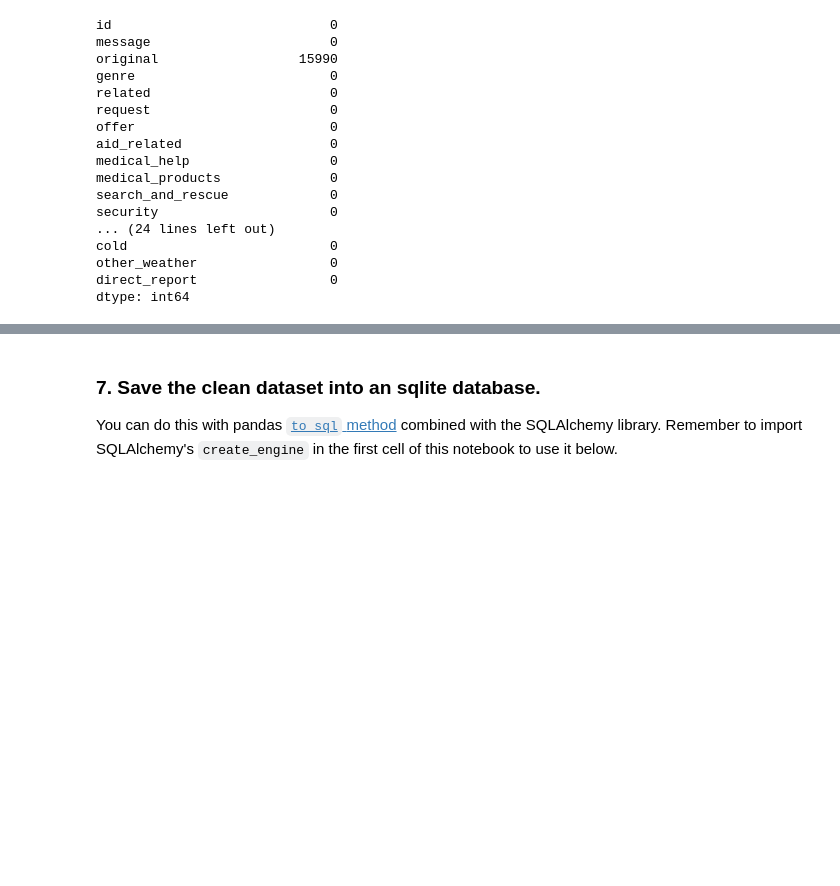
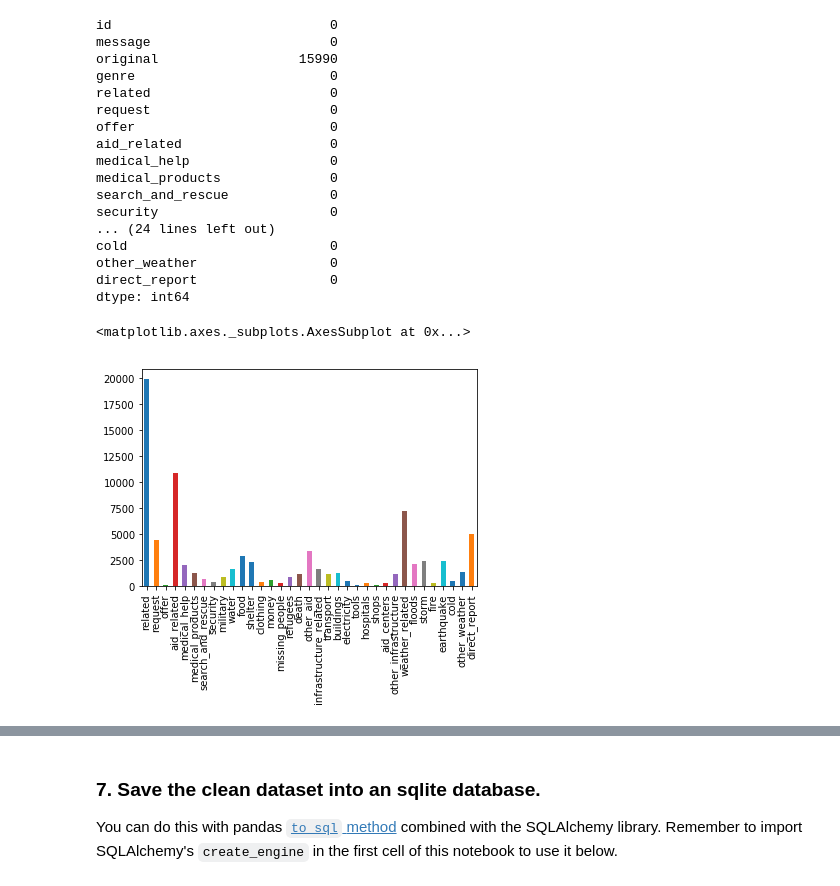
Before and after one commit to lr91-089/DisasterReponseUdacity, a Jupyter notebook: data/ETL Pipeline Preparation.ipynb, the cells around one changed output, grey strips where cells are left out. Drawn from its saved outputs; the diff is of its cells as text; code cells hidden in the pictures; blank space fills up the shorter version.

```diff
--- a/data/ETL Pipeline Preparation.ipynb
+++ b/data/ETL Pipeline Preparation.ipynb
@@ -324,3 +324,8 @@ cold                          0
 other_weather                 0
 direct_report                 0
 dtype: int64
+# %%
+df.iloc[:,4:].sum().plot.bar()
+# %% [output]
+<matplotlib.axes._subplots.AxesSubplot at 0x...>
+[figure, added]
```
Also changed, not shown: parts of 10 cells of this notebook, 7 other files.
